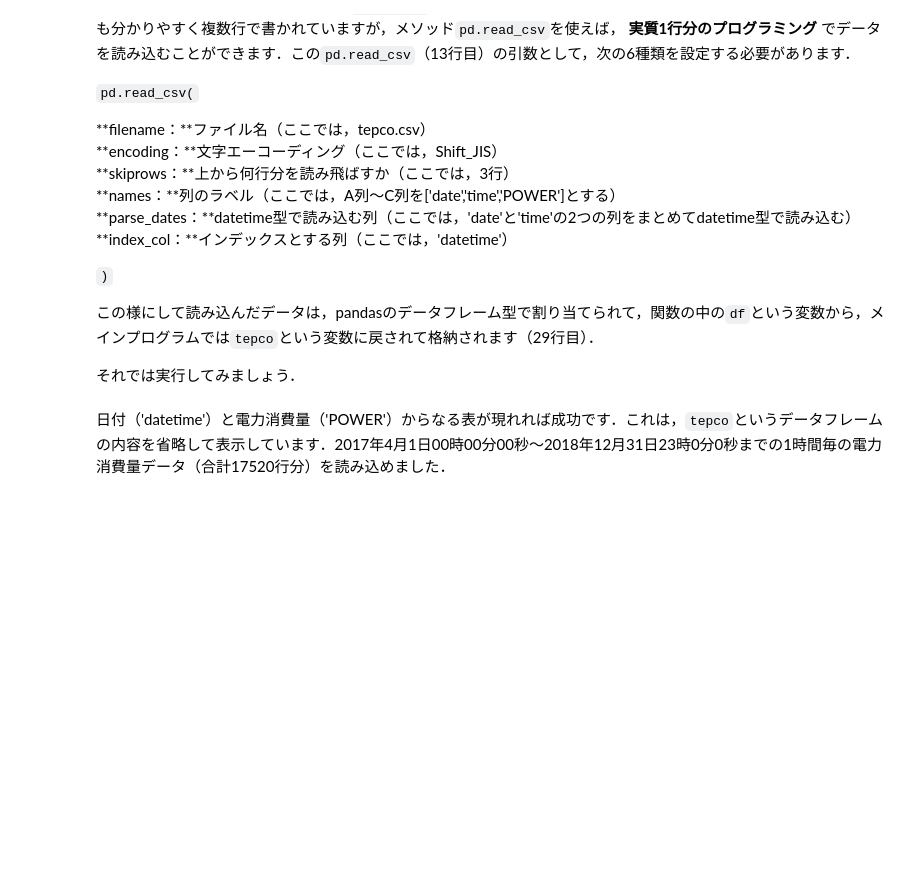
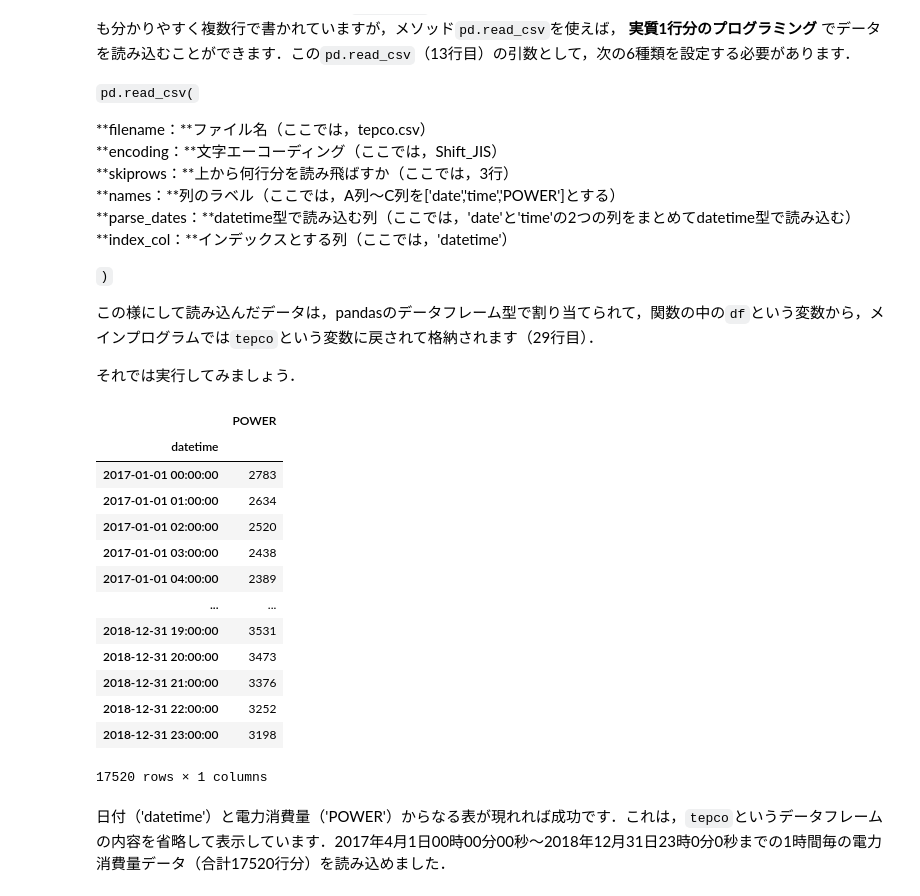
Before and after one commit to onishiryo/2025DAworkshop, a Jupyter notebook: wxbc-test/amedas_predictive_analytics.ipynb, the cells around one changed output. Cells and saved outputs as stored; diff of their text form; code cells hidden in the pictures; blank space fills up the shorter version.

```diff
--- a/wxbc-test/amedas_predictive_analytics.ipynb
+++ b/wxbc-test/amedas_predictive_analytics.ipynb
@@ -309,34 +338,51 @@ amedas
 # %%
 # 東京電力の電力消費量の時系列データを読み込んで，
 # DataFrameに割り当てる関数
 def readtepco(filename,skipline):
     # pandasのread_csvというメソッドでcsvファイルを読み込みます．
     # 引数として，
     # [0]入力ファイル名
     # [1]エンコーディング
     # [2]読み飛ばす行数，
     # [3]column名
     # [4]datetime型で読み込むcolumn名
     # [5]indexとするcolumn名
     # を与える．
     df=pd.read_csv(
        filename,
        encoding='Shift_JIS',
        skiprows=skipline,
        names=['date','time','POWER'],
        parse_dates={'datetime':['date','time']},
        index_col='datetime'
        )
     return df
 
 # 東京電力の電力消費量（10^6 kW）のcsvファイルの名前を指定します．
-filename2='tepco.csv'
+# filename2='tepco.csv'
+filename2='/content/drive/MyDrive/Colab Notebooks/20240724challenge_shiryo3_predictive_analytics/tepco.csv'
+
 # csvファイルの上から3行目まではデータではないため呼び飛ばします．
 skipline2=3
 # 東京電力の電力消費量（10^6 kW）のcsvファイルを読み込んで，
 # pandasのDataFrame（tepco）に割り当てる関数を呼び出します．
 tepco=readtepco(filename2,skipline2)
 tepco
+# %% [output]
+|  | POWER |
+| datetime |  |
+| 2017-01-01 00:00:00 | 2783 |
+| 2017-01-01 01:00:00 | 2634 |
+| 2017-01-01 02:00:00 | 2520 |
+| 2017-01-01 03:00:00 | 2438 |
+| 2017-01-01 04:00:00 | 2389 |
+| ... | ... |
+| 2018-12-31 19:00:00 | 3531 |
+| 2018-12-31 20:00:00 | 3473 |
+| 2018-12-31 21:00:00 | 3376 |
+| 2018-12-31 22:00:00 | 3252 |
+| 2018-12-31 23:00:00 | 3198 |
+17520 rows × 1 columns
 # %% [markdown]
 日付（'datetime'）と電力消費量（'POWER'）からなる表が現れれば成功です．これは，`tepco`というデータフレームの内容を省略して表示しています．2017年4月1日00時00分00秒～2018年12月31日23時0分0秒までの1時間毎の電力消費量データ（合計17520行分）を読み込めました．
 # %% [markdown]
```
Also changed, not shown: parts of 9 cells of this notebook.
